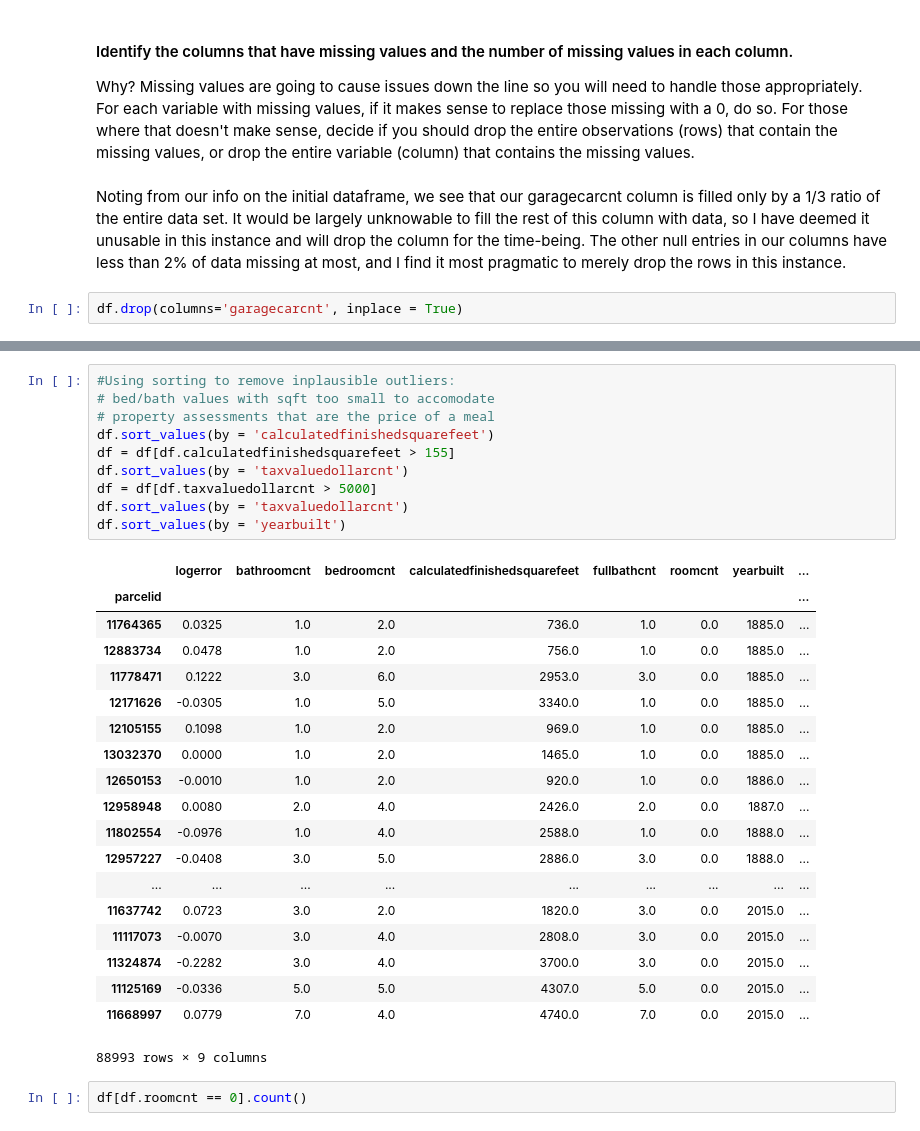
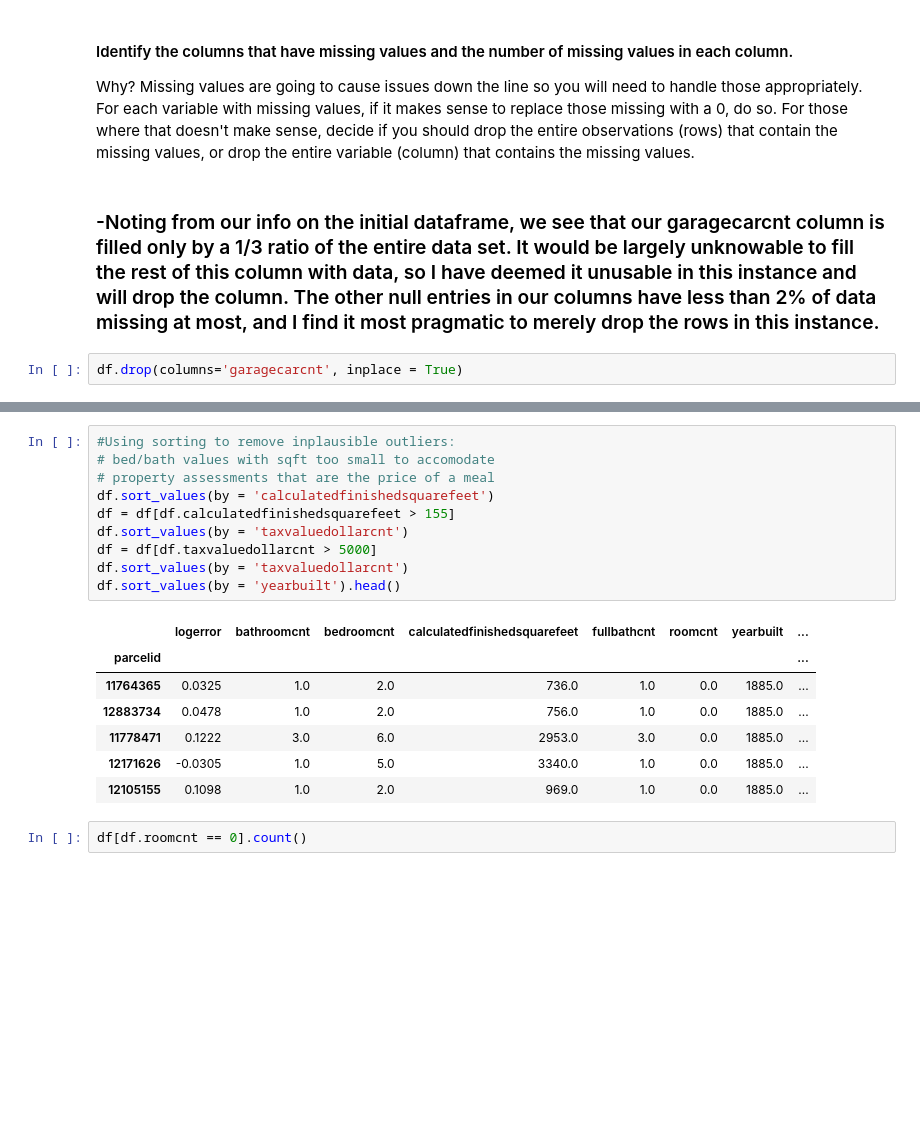
Before and after one commit to madeleinecapper/codeup-ds-projects, a Jupyter notebook: Regression_Proj_MatthewCapper.ipynb, the cells around one changed output, grey strips where cells are left out. Cells and saved outputs as stored; diff of their text form; blank space fills up the shorter version.

```diff
--- a/Regression_Proj_MatthewCapper.ipynb
+++ b/Regression_Proj_MatthewCapper.ipynb
@@ -156,7 +160,7 @@ memory usage: 7.6 MB
 #### Identify the columns that have missing values and the number of missing values in each column.
 Why? Missing values are going to cause issues down the line so you will need to handle those appropriately. For each variable with missing values, if it makes sense to replace those missing with a 0, do so. For those where that doesn't make sense, decide if you should drop the entire observations (rows) that contain the missing values, or drop the entire variable (column) that contains the missing values.
 # %% [markdown]
-Noting from our info on the initial dataframe, we see that our garagecarcnt column is filled only by a 1/3 ratio of the entire data set.  It would be largely unknowable to fill the rest of this column with data, so I have deemed it unusable in this instance and will drop the column for the time-being.  The other null entries in our columns have less than 2% of data missing at most, and I find it most pragmatic to merely drop the rows in this instance.
+### -Noting from our info on the initial dataframe, we see that our garagecarcnt column is filled only by a 1/3 ratio of the entire data set.  It would be largely unknowable to fill the rest of this column with data, so I have deemed it unusable in this instance and will drop the column.  The other null entries in our columns have less than 2% of data missing at most, and I find it most pragmatic to merely drop the rows in this instance.
 # %%
 df.drop(columns='garagecarcnt', inplace = True)
 # %%
@@ -180,33 +184,21 @@ memory usage: 6.8 MB
 # %%
 #Using sorting to remove inplausible outliers:
 # bed/bath values with sqft too small to accomodate
 # property assessments that are the price of a meal
 df.sort_values(by = 'calculatedfinishedsquarefeet')
 df = df[df.calculatedfinishedsquarefeet > 155]
 df.sort_values(by = 'taxvaluedollarcnt')
 df = df[df.taxvaluedollarcnt > 5000]
 df.sort_values(by = 'taxvaluedollarcnt')
-df.sort_values(by = 'yearbuilt')
+df.sort_values(by = 'yearbuilt').head()
 # %% [output]
 |  | logerror | bathroomcnt | bedroomcnt | calculatedfinishedsquarefeet | fullbathcnt | roomcnt | yearbuilt | ... |
 | parcelid |  |  |  |  |  |  |  | ... |
 | 11764365 | 0.0325 | 1.0 | 2.0 | 736.0 | 1.0 | 0.0 | 1885.0 | ... |
 | 12883734 | 0.0478 | 1.0 | 2.0 | 756.0 | 1.0 | 0.0 | 1885.0 | ... |
 | 11778471 | 0.1222 | 3.0 | 6.0 | 2953.0 | 3.0 | 0.0 | 1885.0 | ... |
 | 12171626 | -0.0305 | 1.0 | 5.0 | 3340.0 | 1.0 | 0.0 | 1885.0 | ... |
 | 12105155 | 0.1098 | 1.0 | 2.0 | 969.0 | 1.0 | 0.0 | 1885.0 | ... |
-| 13032370 | 0.0000 | 1.0 | 2.0 | 1465.0 | 1.0 | 0.0 | 1885.0 | ... |
-| 12650153 | -0.0010 | 1.0 | 2.0 | 920.0 | 1.0 | 0.0 | 1886.0 | ... |
-| 12958948 | 0.0080 | 2.0 | 4.0 | 2426.0 | 2.0 | 0.0 | 1887.0 | ... |
-| 11802554 | -0.0976 | 1.0 | 4.0 | 2588.0 | 1.0 | 0.0 | 1888.0 | ... |
-| 12957227 | -0.0408 | 3.0 | 5.0 | 2886.0 | 3.0 | 0.0 | 1888.0 | ... |
-| ... | ... | ... | ... | ... | ... | ... | ... | ... |
-| 11637742 | 0.0723 | 3.0 | 2.0 | 1820.0 | 3.0 | 0.0 | 2015.0 | ... |
-| 11117073 | -0.0070 | 3.0 | 4.0 | 2808.0 | 3.0 | 0.0 | 2015.0 | ... |
-| 11324874 | -0.2282 | 3.0 | 4.0 | 3700.0 | 3.0 | 0.0 | 2015.0 | ... |
-| 11125169 | -0.0336 | 5.0 | 5.0 | 4307.0 | 5.0 | 0.0 | 2015.0 | ... |
-| 11668997 | 0.0779 | 7.0 | 4.0 | 4740.0 | 7.0 | 0.0 | 2015.0 | ... |
-88993 rows × 9 columns
 # %%
 df[df.roomcnt == 0].count()
 # %% [output]
```
Also changed, not shown: parts of 68 cells of this notebook.
